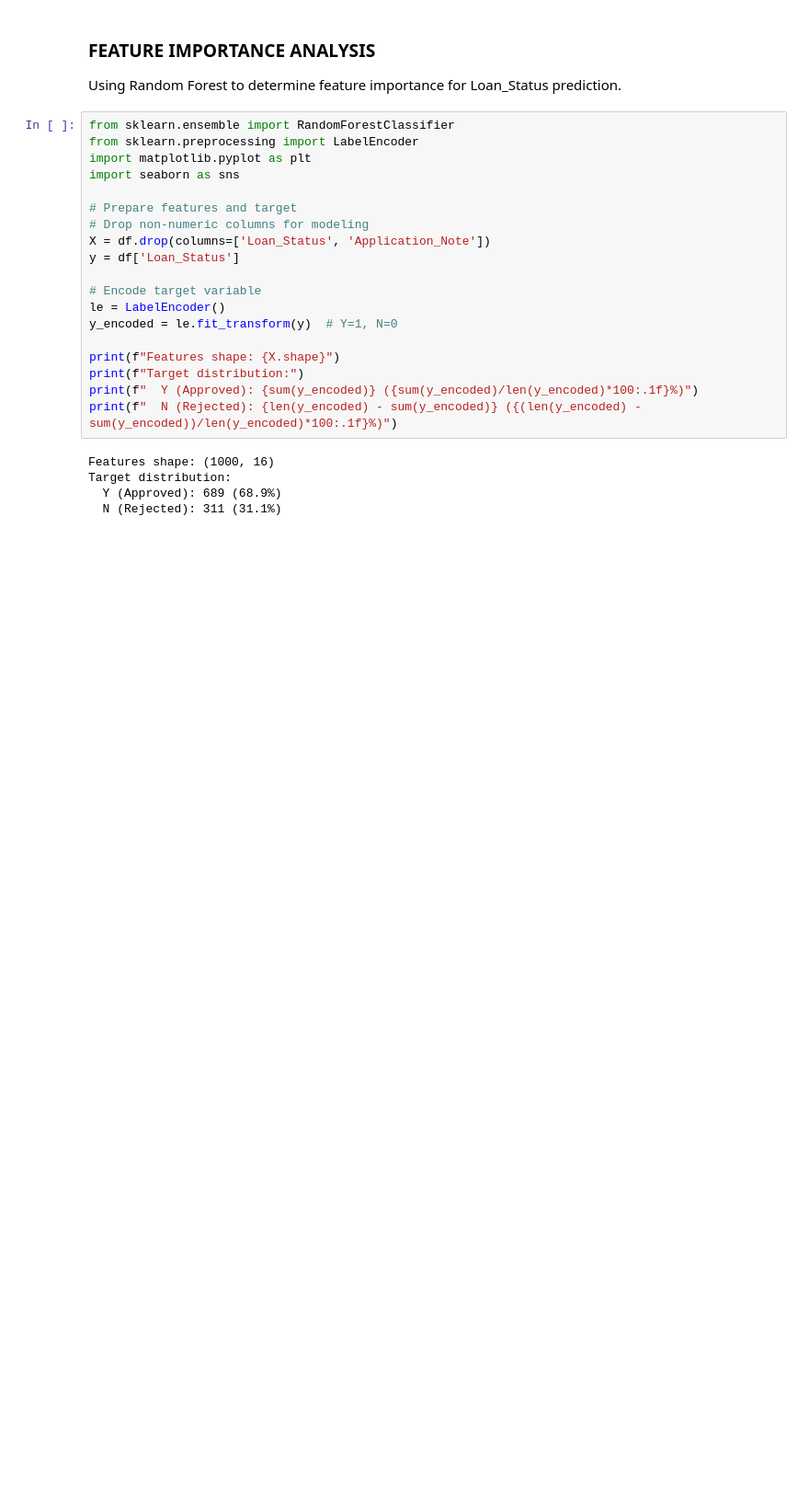
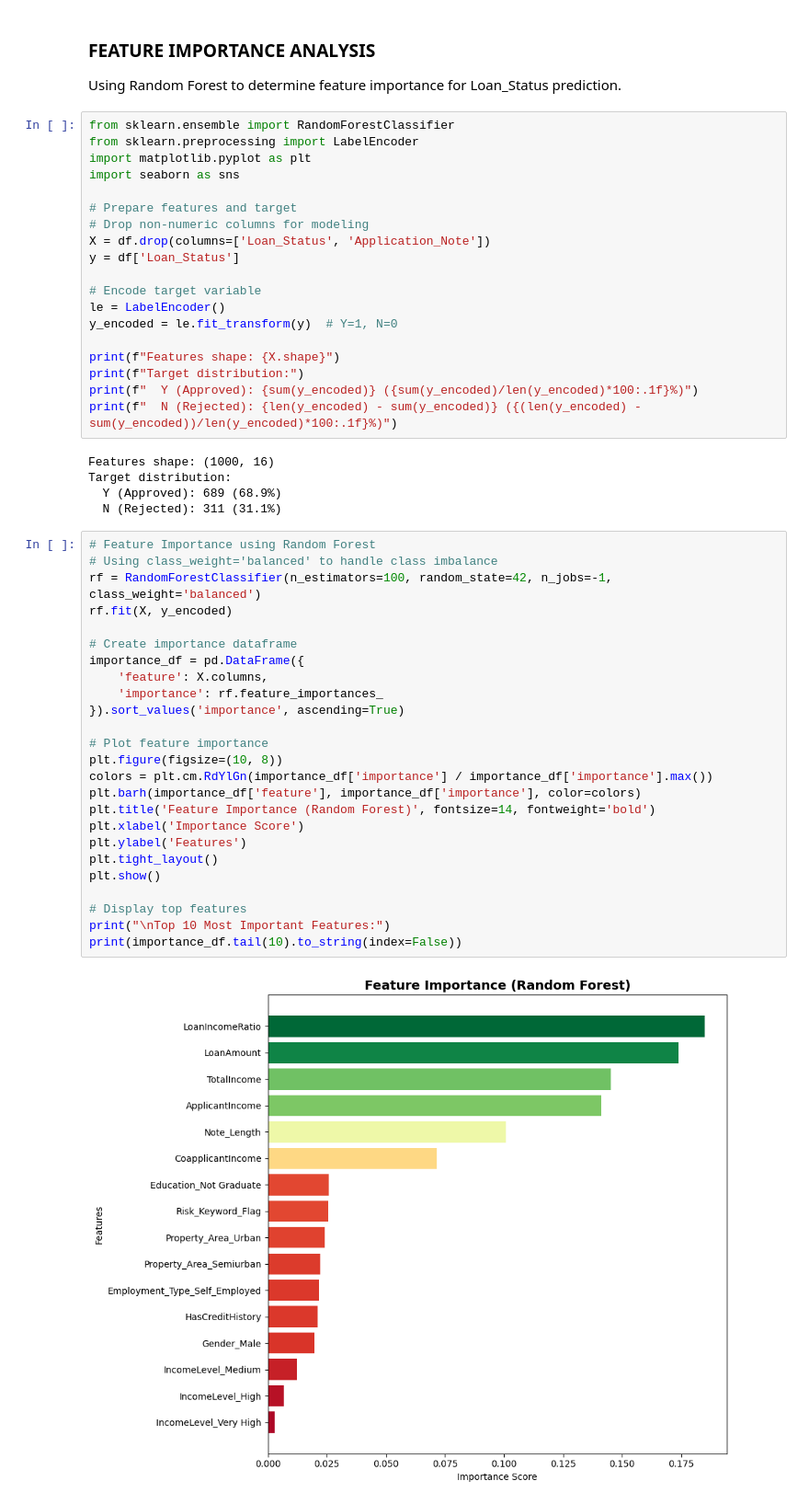
Before and after one commit to yicikek/DataMining_GP1, a Jupyter notebook: wie3007-gp1.ipynb, the cells around one changed output. Shown at 92% size. Drawn from its saved outputs; the diff is of its cells as text; blank space fills up the shorter version.

Commit message:
top10 feature importance using random forest

```diff
--- a/wie3007-gp1.ipynb
+++ b/wie3007-gp1.ipynb
@@ -269,3 +269,30 @@ Features shape: (1000, 16)
 Target distribution:
   Y (Approved): 689 (68.9%)
   N (Rejected): 311 (31.1%)
+# %%
+# Feature Importance using Random Forest
+# Using class_weight='balanced' to handle class imbalance
+rf = RandomForestClassifier(n_estimators=100, random_state=42, n_jobs=-1, class_weight='balanced')
+rf.fit(X, y_encoded)
+
+# Create importance dataframe
+importance_df = pd.DataFrame({
+    'feature': X.columns,
+    'importance': rf.feature_importances_
+}).sort_values('importance', ascending=True)
+
+# Plot feature importance
+plt.figure(figsize=(10, 8))
+colors = plt.cm.RdYlGn(importance_df['importance'] / importance_df['importance'].max())
+plt.barh(importance_df['feature'], importance_df['importance'], color=colors)
+plt.title('Feature Importance (Random Forest)', fontsize=14, fontweight='bold')
+plt.xlabel('Importance Score')
+plt.ylabel('Features')
+plt.tight_layout()
+plt.show()
+
+# Display top features
+print("\nTop 10 Most Important Features:")
+print(importance_df.tail(10).to_string(index=False))
+# %% [output]
+[figure, added]
```
Also changed, not shown: parts of 1 cell of this notebook.
